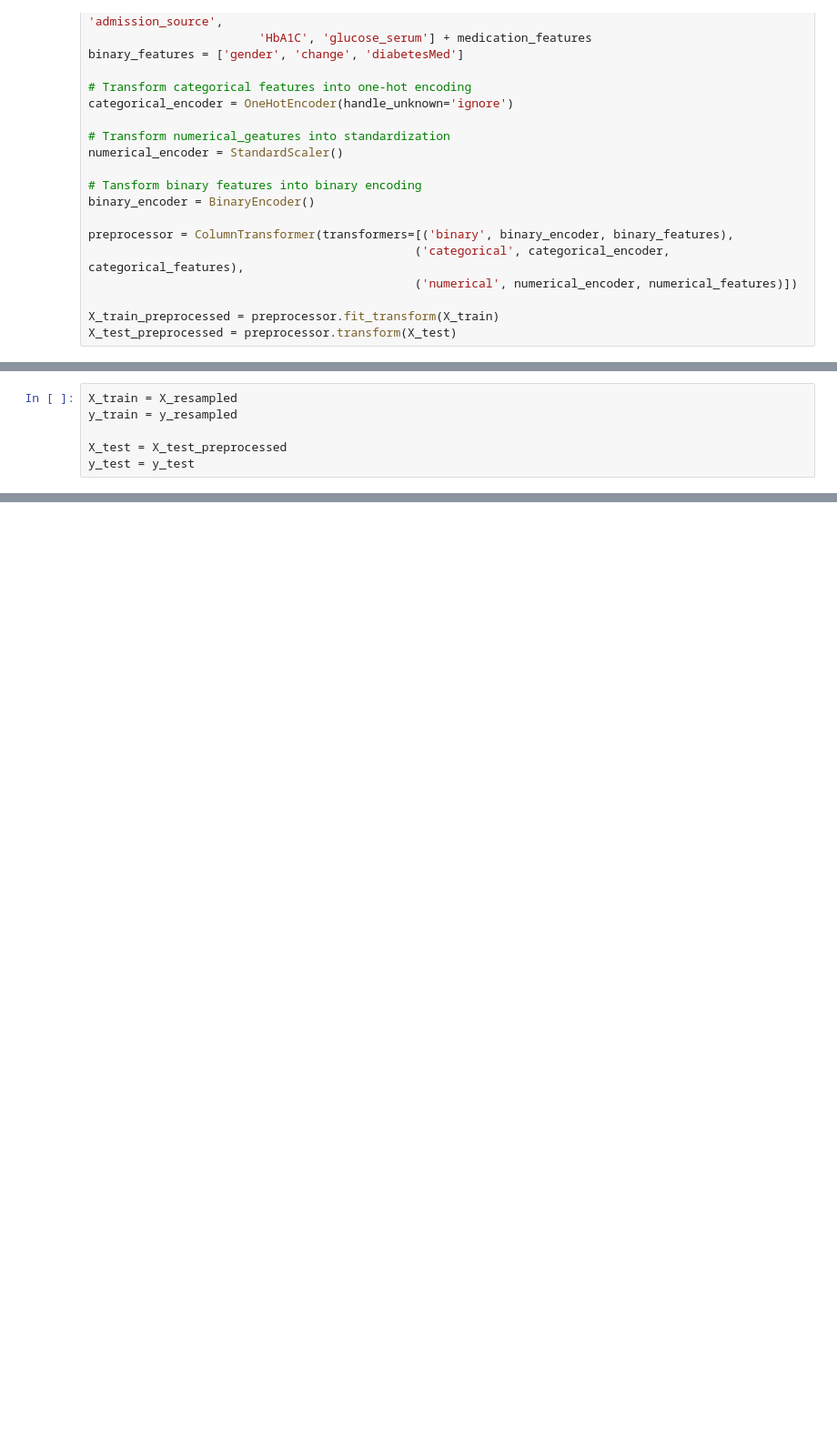
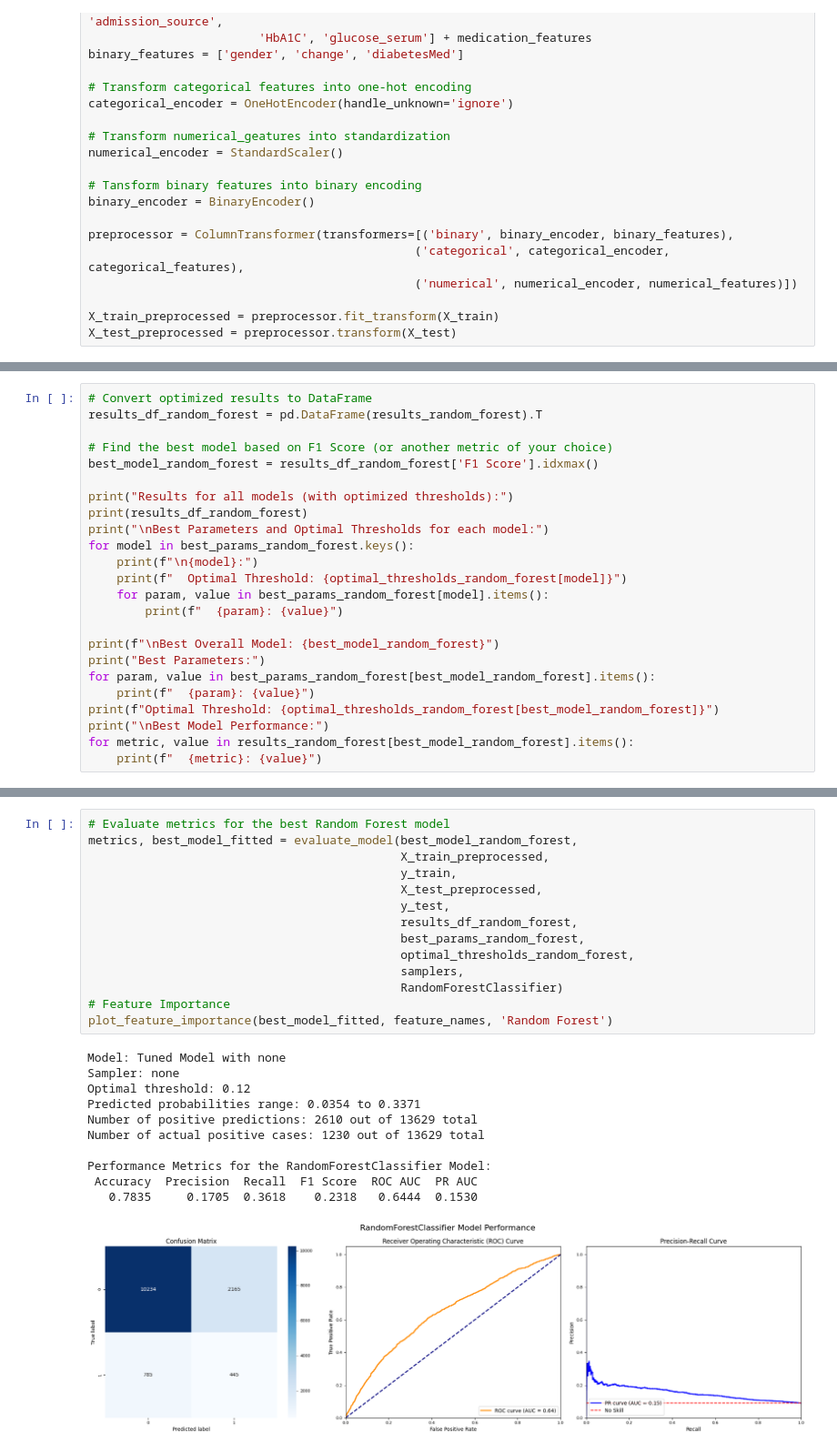
Before and after one commit to madokahazemi/diabetes-readmission-prediction, a Jupyter notebook: code/Prediction on Hospital Readmission.ipynb, the cells around one changed output, grey strips where cells are left out. Shown at 91% size. Saved outputs shown, nothing was run; the diff lists cells and outputs as text; blank space fills up the shorter version.

```diff
--- a/code/Prediction on Hospital Readmission.ipynb
+++ b/code/Prediction on Hospital Readmission.ipynb
@@ -827,6 +803,0 @@ Name: count, dtype: int64
-# %%
-X_train = X_resampled
-y_train = y_resampled
-
-X_test = X_test_preprocessed
-y_test = y_test
@@ -1149,0 +1147,24 @@ plt.show()
+# %%
+# Convert optimized results to DataFrame
+results_df_random_forest = pd.DataFrame(results_random_forest).T
+
+# Find the best model based on F1 Score (or another metric of your choice)
+best_model_random_forest = results_df_random_forest['F1 Score'].idxmax()
+
+print("Results for all models (with optimized thresholds):")
+print(results_df_random_forest)
+print("\nBest Parameters and Optimal Thresholds for each model:")
+for model in best_params_random_forest.keys():
+    print(f"\n{model}:")
+    print(f"  Optimal Threshold: {optimal_thresholds_random_forest[model]}")
+    for param, value in best_params_random_forest[model].items():
+        print(f"  {param}: {value}")
+
+print(f"\nBest Overall Model: {best_model_random_forest}")
+print("Best Parameters:")
+for param, value in best_params_random_forest[best_model_random_forest].items():
+    print(f"  {param}: {value}")
+print(f"Optimal Threshold: {optimal_thresholds_random_forest[best_model_random_forest]}")
+print("\nBest Model Performance:")
+for metric, value in results_random_forest[best_model_random_forest].items():
+    print(f"  {metric}: {value}")
@@ -1149,0 +1189,26 @@ plt.show()
+# %%
+# Evaluate metrics for the best Random Forest model
+metrics, best_model_fitted = evaluate_model(best_model_random_forest,
+                                            X_train_preprocessed,
+                                            y_train,
+                                            X_test_preprocessed,
+                                            y_test,
+                                            results_df_random_forest,
+                                            best_params_random_forest,
+                                            optimal_thresholds_random_forest,
+                                            samplers,
+                                            RandomForestClassifier)
+# Feature Importance
+plot_feature_importance(best_model_fitted, feature_names, 'Random Forest')
+# %% [output]
+Model: Tuned Model with none
+Sampler: none
+Optimal threshold: 0.12
+Predicted probabilities range: 0.0354 to 0.3371
+Number of positive predictions: 2610 out of 13629 total
+Number of actual positive cases: 1230 out of 13629 total
+
+Performance Metrics for the RandomForestClassifier Model:
+ Accuracy  Precision  Recall  F1 Score  ROC AUC  PR AUC
+   0.7835     0.1705  0.3618    0.2318   0.6444  0.1530
+[figure, added]
```
Also changed, not shown: parts of 53 cells of this notebook, 8 other files.
